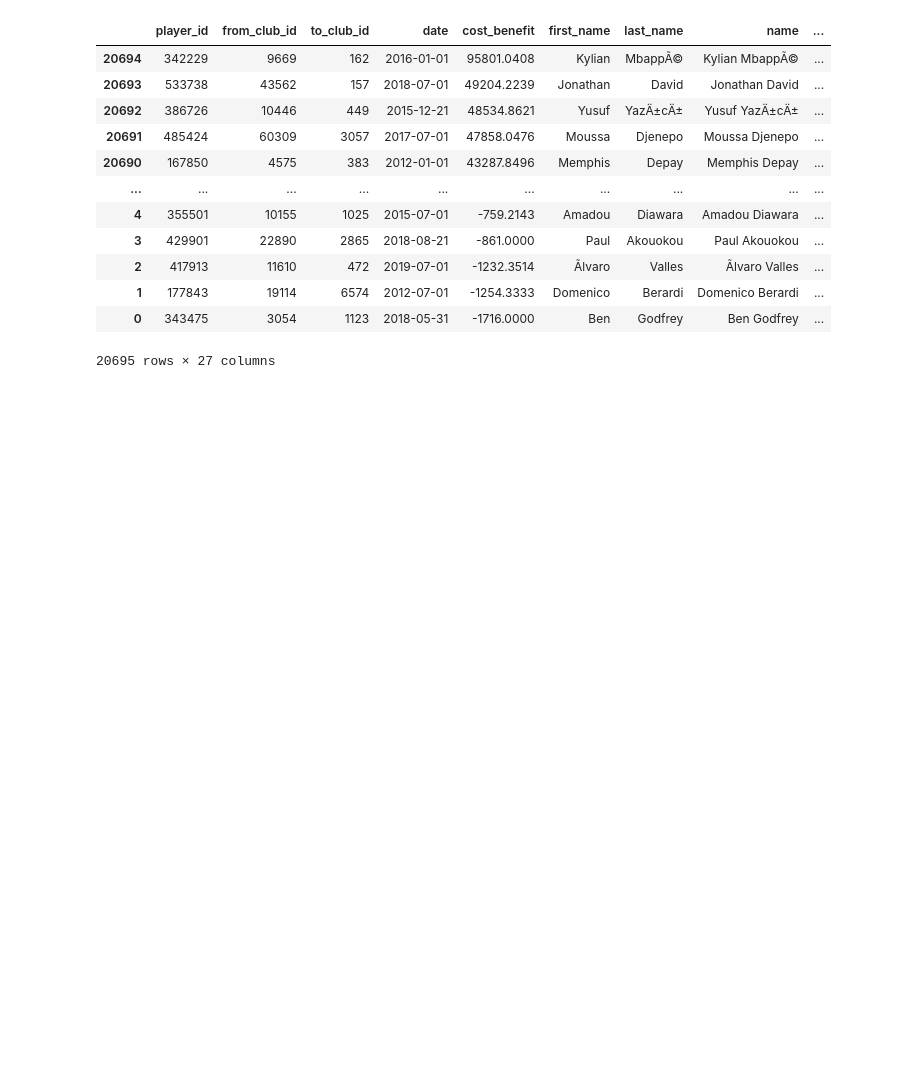
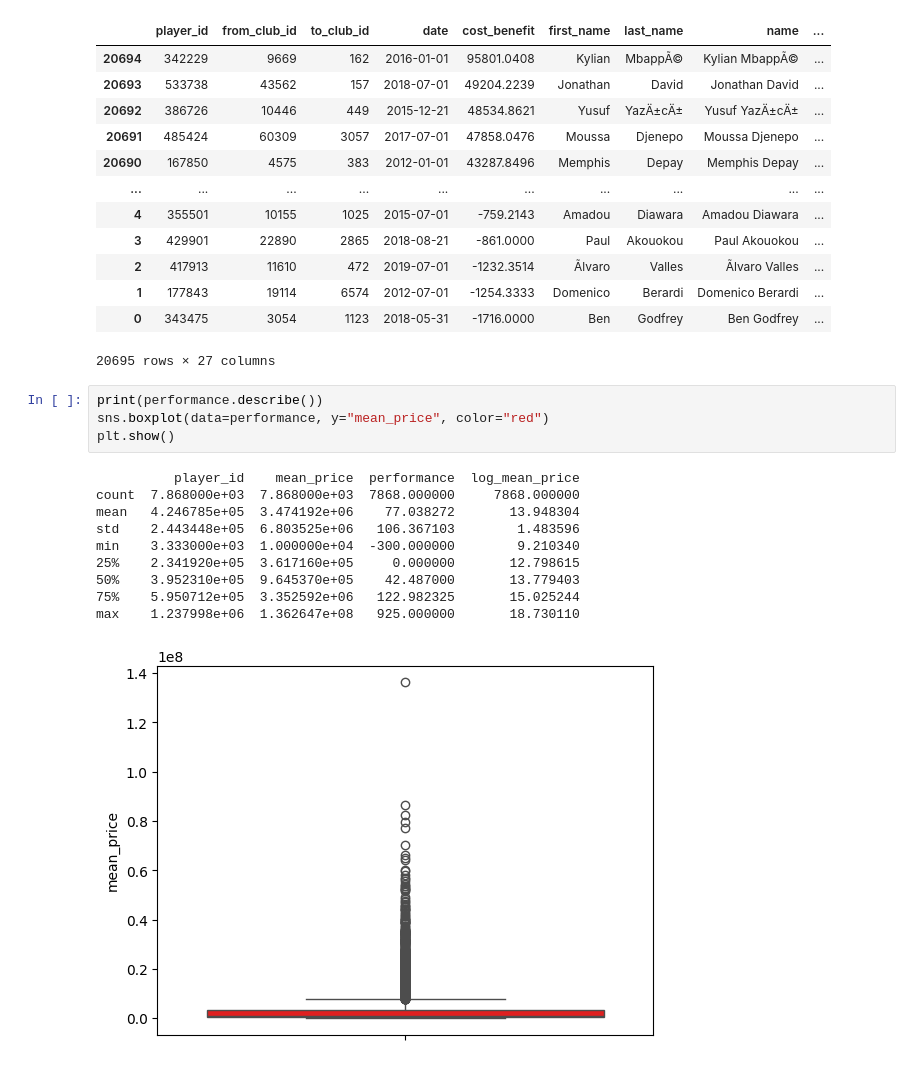
Before and after one commit to nicolasspaniol/a1-linguagens-de-programacao, a Jupyter notebook: src/teste.ipynb, the cells around one changed output. Cells and saved outputs as stored; diff of their text form; blank space fills up the shorter version.

```diff
--- a/src/teste.ipynb
+++ b/src/teste.ipynb
@@ -248,3 +244,18 @@ pd.merge(cost_benefit, players, how="left", on="player_id").sort_values("cost_be
 | 1 | 177843 | 19114 | 6574 | 2012-07-01 | -1254.3333 | Domenico | Berardi | Domenico Berardi | ... |
 | 0 | 343475 | 3054 | 1123 | 2018-05-31 | -1716.0000 | Ben | Godfrey | Ben Godfrey | ... |
 20695 rows × 27 columns
+# %%
+print(performance.describe())
+sns.boxplot(data=performance, y="mean_price", color="red")
+plt.show()
+# %% [output]
+          player_id    mean_price  performance  log_mean_price
+count  7.868000e+03  7.868000e+03  7868.000000     7868.000000
+mean   4.246785e+05  3.474192e+06    77.038272       13.948304
+std    2.443448e+05  6.803525e+06   106.367103        1.483596
+min    3.333000e+03  1.000000e+04  -300.000000        9.210340
+25%    2.341920e+05  3.617160e+05     0.000000       12.798615
+50%    3.952310e+05  9.645370e+05    42.487000       13.779403
+75%    5.950712e+05  3.352592e+06   122.982325       15.025244
+max    1.237998e+06  1.362647e+08   925.000000       18.730110
+[figure, added]
```
Also changed, not shown: parts of 5 cells of this notebook, 1 other file.
